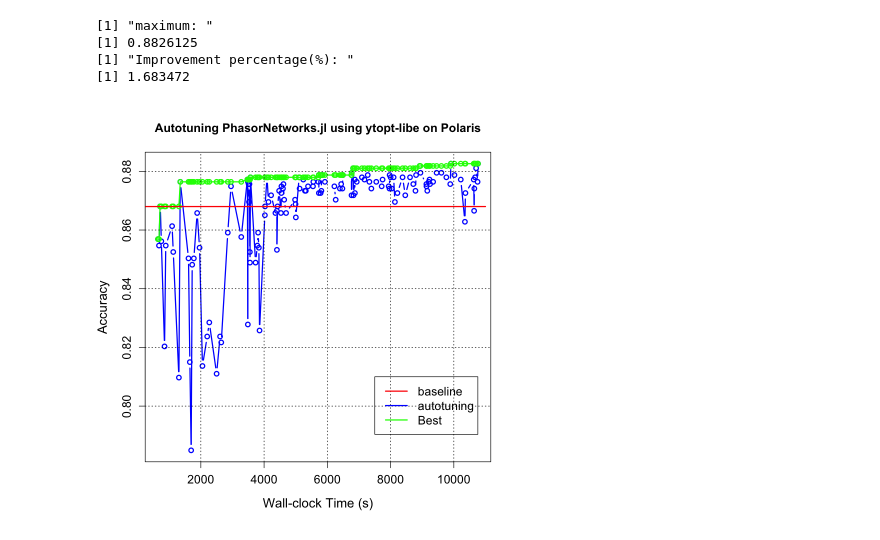
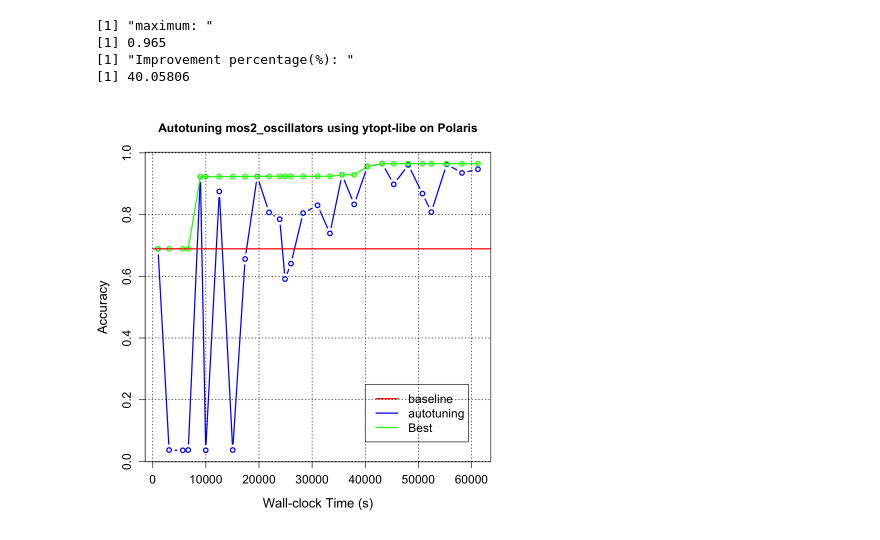
Before and after one commit to ytopt-team/ytopt, a Jupyter notebook: ytopt-libe/hpo4julia/plots/ytopt-libe.ipynb, the cells around one changed output. Saved outputs shown, nothing was run; the diff lists cells and outputs as text; code cells hidden in the pictures.

```diff
--- a/ytopt-libe/hpo4julia/plots/ytopt-libe.ipynb
+++ b/ytopt-libe/hpo4julia/plots/ytopt-libe.ipynb
@@ -3,33 +3,33 @@ Autotuning the MKH application using ytopt+libensemble (16 workers, 1 node/worke
 # %%
 library(doMC)
 #Register multiple cores
 registerDoMC(4)
 
 set.seed(3456)
 mdata <- read.csv("results.csv")
 
-t_orig = 0.868
+t_orig = 0.689
 col_index <-  mdata[,4:6]
 #print(col_index)
 ll <- length(col_index[,1])
 avg <- col_index[1,1]
 min <- min(col_index[,1])
 print('maximum: ')
-print(1/min)
+print(-min)
 print('Improvement percentage(%): ')
-print(100*(1/min-t_orig)/t_orig)
+print(100*(-min-t_orig)/t_orig)
 
-x<- c(1,11000)
+x<- c(1,70000)
 y<-  t_orig * x/x
 
-plot(col_index[,2], 1/col_index[,1], col="blue", type="b",cex.lab=1.3,cex.axis=1.2,lwd=2, xlab ="Wall-clock Time (s)", ylab = "Accuracy",  main ="Autotuning PhasorNetworks.jl using ytopt-libe on Polaris")
-lines(col_index[,2], 1/col_index[,3], cex.lab=1.3,cex.axis=1.2,lwd=2,col="green", type="o")
+plot(col_index[,2], -col_index[,1], col="blue", type="b",cex.lab=1.3,cex.axis=1.2,lwd=2, xlab ="Wall-clock Time (s)", ylab = "Accuracy",  main ="Autotuning mos2_oscillators using ytopt-libe on Polaris")
+lines(col_index[,2], -col_index[,3], cex.lab=1.3,cex.axis=1.2,lwd=2,col="green", type="o")
 lines(x, y, cex.lab=1.3,cex.axis=1.2,lwd=2,col="red", type="l")
 grid(nx = NULL, ny = NULL, col = "black", lty = "dotted")
-legend(7500,0.81,c("baseline","autotuning","Best"),lwd=2, col=c("red","blue","green"),cex=1.2)
+legend(40000,0.25,c("baseline","autotuning","Best"),lwd=2, col=c("red","blue","green"),cex=1.2)
 # %% [output]
 [1] "maximum: "
-[1] 0.8826125
+[1] 0.965
 [1] "Improvement percentage(%): "
-[1] 1.683472
+[1] 40.05806
-[figure, old version]
+[figure, new version]
```
Also changed, not shown: 2 other files.
